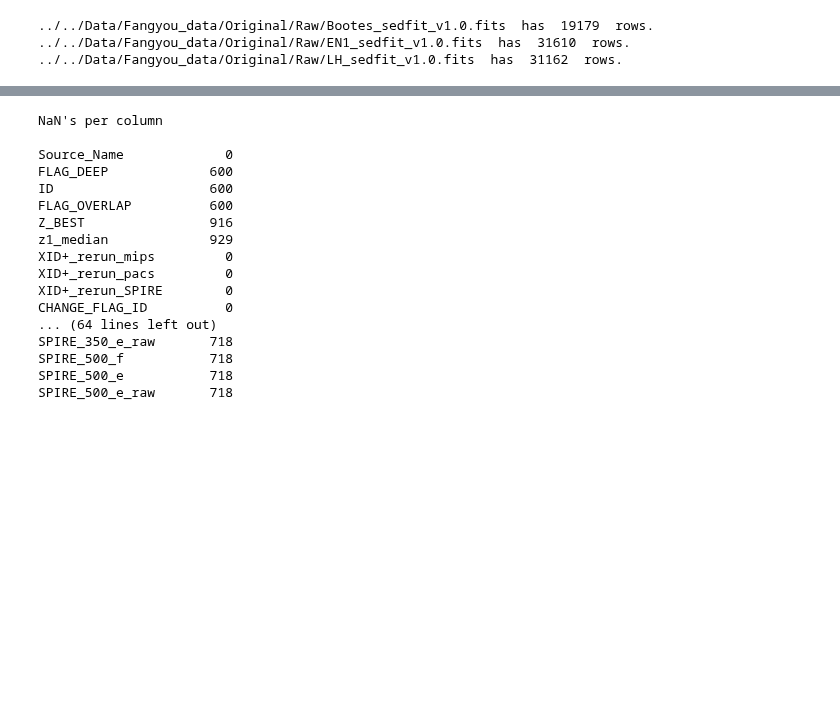
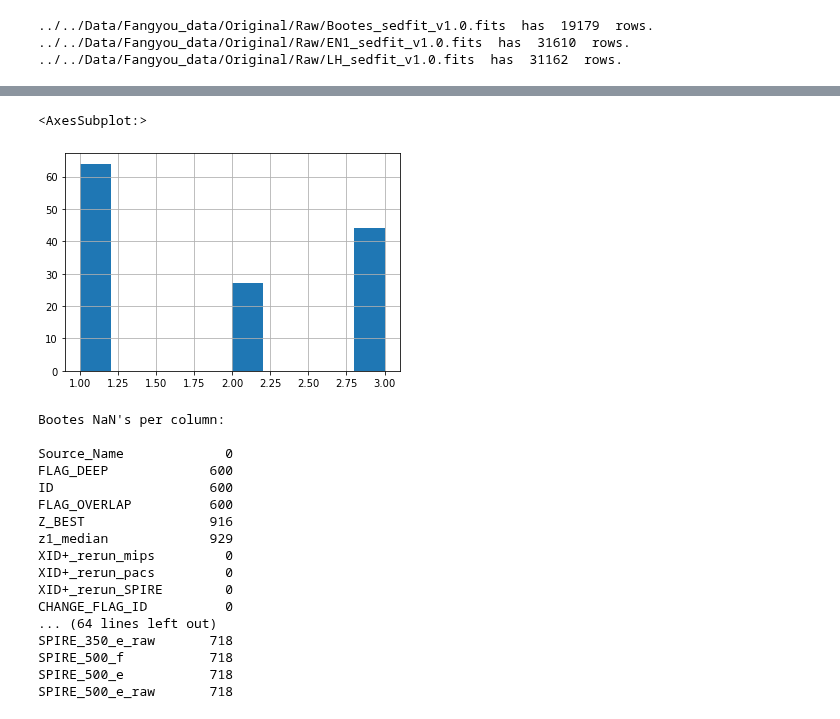
Before and after one commit to jespertjee/LOFAR_ML, a Jupyter notebook: General/Fangyou/Data_Analysis.ipynb, the cells around one changed output, grey strips where cells are left out. Saved outputs shown, nothing was run; the diff lists cells and outputs as text; code cells hidden in the pictures; blank space fills up the shorter version.

Commit message:
Worked on data analysis on Fangyou's data. One of the issues is that the 3 different data have quite some different column

```diff
--- a/General/Fangyou/Data_Analysis.ipynb
+++ b/General/Fangyou/Data_Analysis.ipynb
@@ -31,3 +32,23 @@ for file in file_paths:
 ../../Data/Fangyou_data/Original/Raw/Bootes_sedfit_v1.0.fits  has  19179  rows.
 ../../Data/Fangyou_data/Original/Raw/EN1_sedfit_v1.0.fits  has  31610  rows.
 ../../Data/Fangyou_data/Original/Raw/LH_sedfit_v1.0.fits  has  31162  rows.
+# %%
+# Finding unique columns across the 3 datasets
+all_columns = [list(data[0].columns), list(data[1].columns), list(data[2].columns)]
+all_columns = [item for sublist in all_columns for item in sublist]
+unique_columns, indexes = np.unique(all_columns, return_index=True)
+unique_columns = [all_columns[index] for index in sorted(indexes)]
+
+# Column for filling in all the data about which columns are in which datasets
+binary_columns = np.zeros((3,len(unique_columns)))
+
+for i, dat in enumerate(data):
+    current_columns = list(dat.columns)
+    for j, has_column in enumerate(unique_columns):
+        if has_column in current_columns:
+            binary_columns[i,j]=1
+# %%
+# Dataframe containing which columns are in which dataset
+has_column_dataframe = pd.DataFrame(binary_columns.T, index=unique_columns, columns=["Bootes", "Elais-N1", "Lockman Hole"])
+# %%
+has_column_dataframe['Sum'] = has_column_dataframe.sum(axis=1)
@@ -34,7 +77,14 @@ for file in file_paths:
+# %%
+has_column_dataframe['Sum'].hist()
+# %% [output]
+<AxesSubplot:>
+[figure, added]
 # %%
-print("NaN's per column\n")
+print("Bootes NaN's per column:\n")
+
+print(data[0].isna().sum().to_string())
 # %% [output]
-NaN's per column
+Bootes NaN's per column:
 
 Source_Name             0
 FLAG_DEEP             600
```
Also changed, not shown: parts of 7 cells of this notebook, 2 other files.
